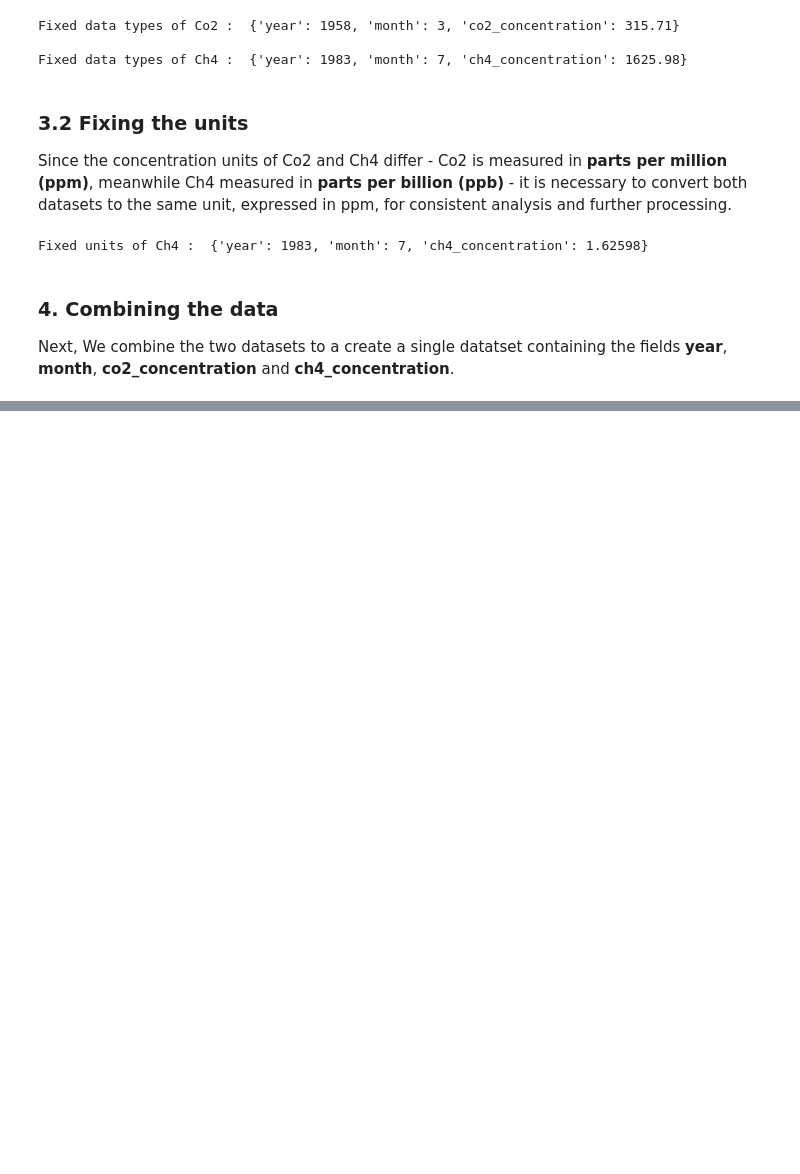
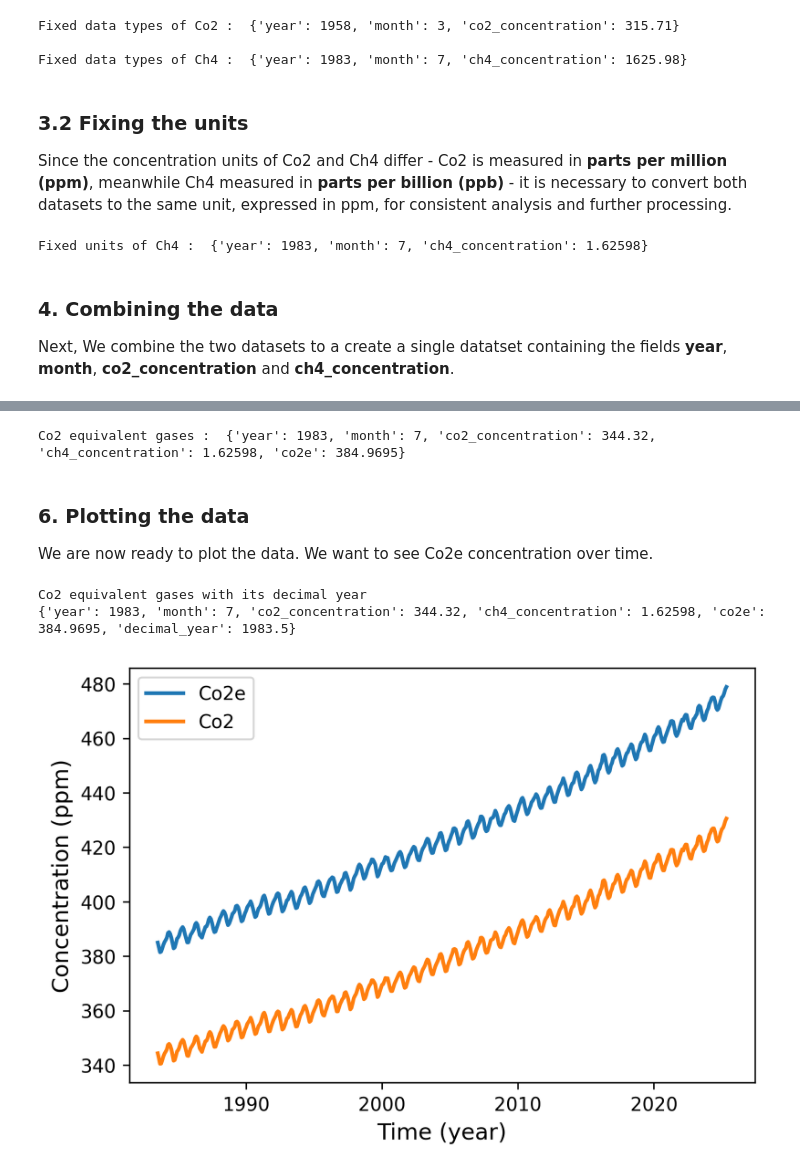
Before and after one commit to hemantharajMunusamy/data_science_projects, a Jupyter notebook: Co2-impact-on-global-warming/Co2-impact-on-global-warming.ipynb, the cells around one changed output, grey strips where cells are left out. Drawn from its saved outputs; the diff is of its cells as text; code cells hidden in the pictures; blank space fills up the shorter version.

Commit message:
Completed Study of Co2 and Ch4 trends over the year

```diff
--- a/Co2-impact-on-global-warming/Co2-impact-on-global-warming.ipynb
+++ b/Co2-impact-on-global-warming/Co2-impact-on-global-warming.ipynb
@@ -139,0 +144,58 @@ Greenhouse gas :  {'year': 1958, 'month': 3, 'co2_concentration': 315.71, 'ch4_c
+# %%
+def add_co2e(data):
+    for row in data:
+        row['co2e'] = row['co2_concentration'] + (25 * row['ch4_concentration'])
+    return data
+# %%
+co2e_data = add_co2e(greenhouse_gas)
+print("Co2 equivalent gases : ", co2e_data[0])
+# %% [output]
+Co2 equivalent gases :  {'year': 1983, 'month': 7, 'co2_concentration': 344.32, 'ch4_concentration': 1.62598, 'co2e': 384.9695}
+# %% [markdown]
+### 6. Plotting the data
+
+We are now ready to plot the data. We want to see Co2e concentration over time.
+# %%
+def get_decimal_year(yr, mon):
+    return yr + ((mon-1)/12)
+
+def add_decimal_year(data):
+    for row in data:
+        row['decimal_year'] = get_decimal_year(row['year'], row['month'])
+    return data
+# %%
+co2e_data = add_decimal_year(co2e_data)
+print("Co2 equivalent gases with its decimal year ")
+print(co2e_data[0])
+# %% [output]
+Co2 equivalent gases with its decimal year
+{'year': 1983, 'month': 7, 'co2_concentration': 344.32, 'ch4_concentration': 1.62598, 'co2e': 384.9695, 'decimal_year': 1983.5}
+# %%
+import matplotlib.pyplot as plt
+
+plt.rcParams.update(
+        {
+            "figure.figsize": (6, 4),
+            "font.size": 12,
+            "lines.linewidth": 2,
+            "lines.markersize": 6,
+            "axes.labelsize": 12,
+            "axes.titlesize": 12,
+            "xtick.labelsize": 10,
+            "ytick.labelsize": 10,
+            "legend.fontsize": 10,
+            "figure.dpi": 300,
+        }
+)
+
+f = plt.figure()
+
+plt.plot([row['decimal_year'] for row in co2e_data],[row['co2e'] for row in co2e_data], label="Co2e")
+plt.plot([row['decimal_year'] for row in co2e_data],[row['co2_concentration'] for row in co2e_data], label = "Co2")
+plt.xlabel("Time (year)")
+plt.ylabel("Concentration (ppm)")
+plt.legend()
+plt.show()
+f.savefig("./images/Co2e_vs_Co2.pdf")
+# %% [output]
+[figure, added]
```
Also changed, not shown: parts of 5 cells of this notebook, 5 other files.
